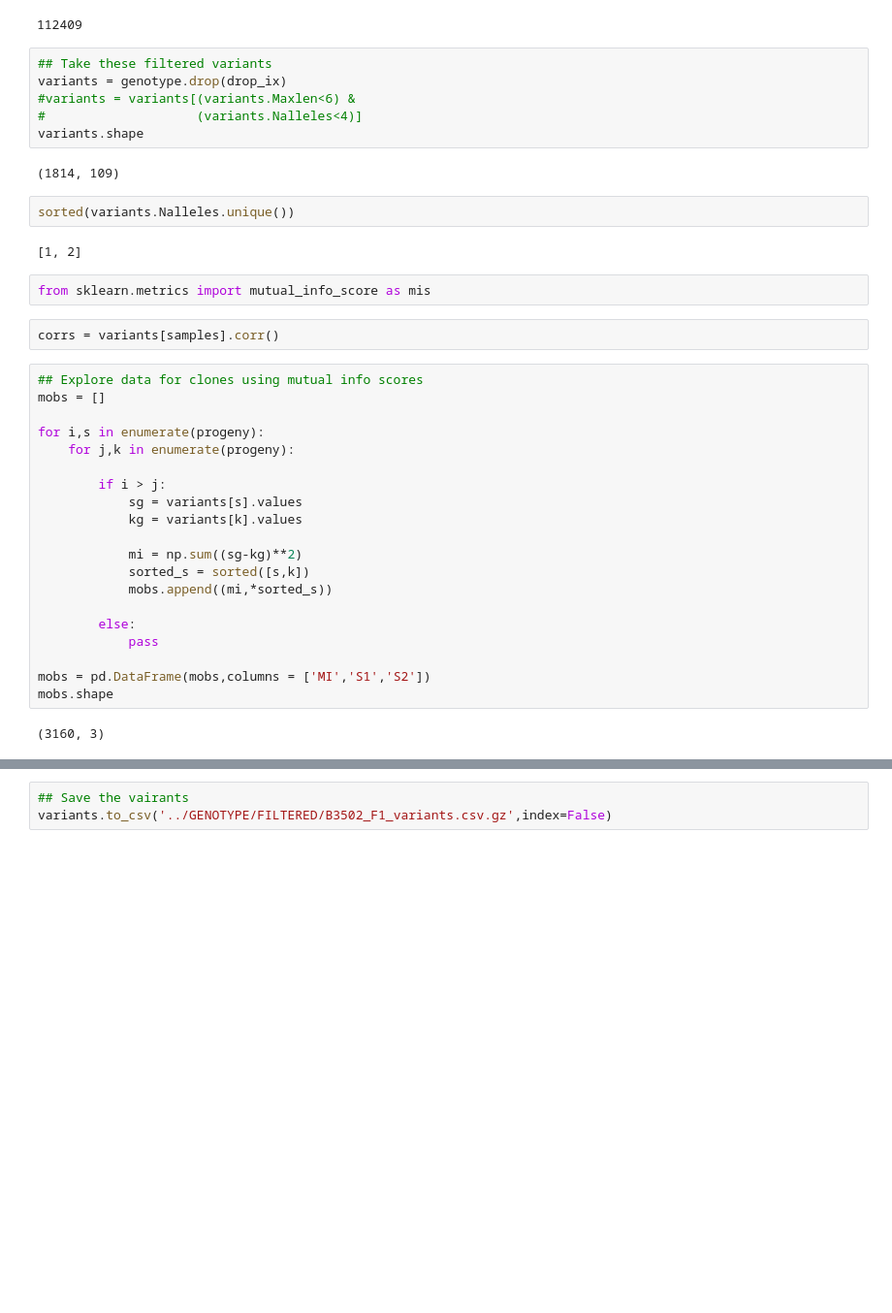
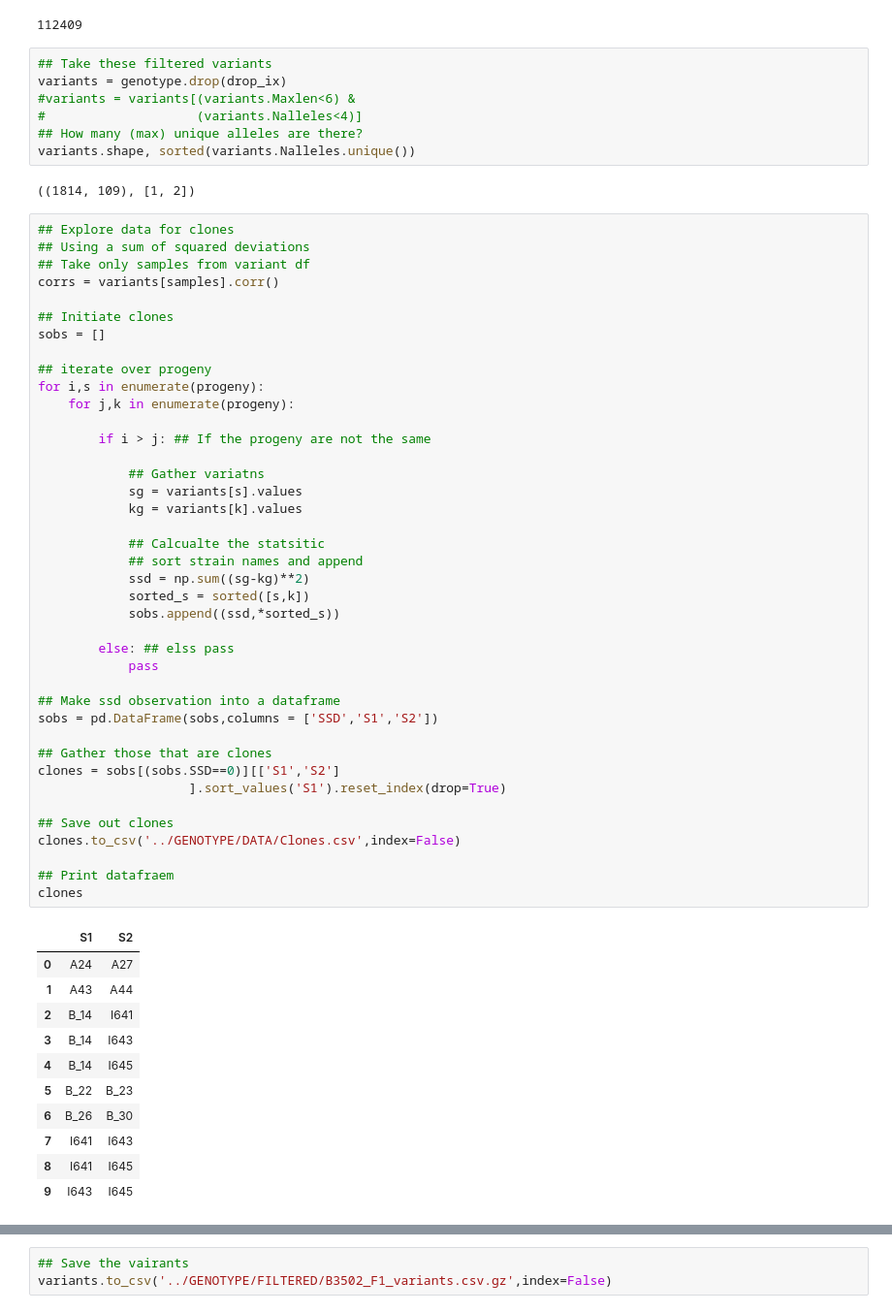
Before and after one commit to magwenelab/Self-Filamentation_B3502_progeny, a Jupyter notebook: SCRIPTS/Variant_filter.ipynb, the cells around one changed output, grey strips where cells are left out. Shown at 97% size. Cells and saved outputs as stored; diff of their text form; blank space fills up the shorter version.

```diff
--- a/SCRIPTS/Variant_filter.ipynb
+++ b/SCRIPTS/Variant_filter.ipynb
@@ -190,36 +183,59 @@ len(drop_ix)
 variants = genotype.drop(drop_ix)
 #variants = variants[(variants.Maxlen<6) &
 #                    (variants.Nalleles<4)]
-variants.shape
+## How many (max) unique alleles are there?
+variants.shape, sorted(variants.Nalleles.unique())
 # %% [output]
-(1814, 109)
+((1814, 109), [1, 2])
-# %%
-sorted(variants.Nalleles.unique())
-# %% [output]
-[1, 2]
-# %%
-from sklearn.metrics import mutual_info_score as mis
-# %%
-corrs = variants[samples].corr()
 # %%
-## Explore data for clones using mutual info scores
-mobs = []
+## Explore data for clones
+## Using a sum of squared deviations
+## Take only samples from variant df
+corrs = variants[samples].corr()
 
+## Initiate clones
+sobs = []
+
+## iterate over progeny
 for i,s in enumerate(progeny):
     for j,k in enumerate(progeny):
 
-        if i > j:
+        if i > j: ## If the progeny are not the same
+
+            ## Gather variatns
             sg = variants[s].values
             kg = variants[k].values
 
-            mi = np.sum((sg-kg)**2)
+            ## Calcualte the statsitic
+            ## sort strain names and append
+            ssd = np.sum((sg-kg)**2)
             sorted_s = sorted([s,k])
-            mobs.append((mi,*sorted_s))
+            sobs.append((ssd,*sorted_s))
 
-        else:
+        else: ## elss pass
             pass
 
-mobs = pd.DataFrame(mobs,columns = ['MI','S1','S2'])
-mobs.shape
+## Make ssd observation into a dataframe
+sobs = pd.DataFrame(sobs,columns = ['SSD','S1','S2'])
+
+## Gather those that are clones
+clones = sobs[(sobs.SSD==0)][['S1','S2']
+                    ].sort_values('S1').reset_index(drop=True)
+
+## Save out clones
+clones.to_csv('../GENOTYPE/DATA/Clones.csv',index=False)
+
+## Print datafraem
+clones
 # %% [output]
-(3160, 3)
+|  | S1 | S2 |
+| 0 | A24 | A27 |
+| 1 | A43 | A44 |
+| 2 | B_14 | I641 |
+| 3 | B_14 | I643 |
+| 4 | B_14 | I645 |
+| 5 | B_22 | B_23 |
+| 6 | B_26 | B_30 |
+| 7 | I641 | I643 |
+| 8 | I641 | I645 |
+| 9 | I643 | I645 |
```
Also changed, not shown: parts of 33 cells of this notebook, 9 other files.
